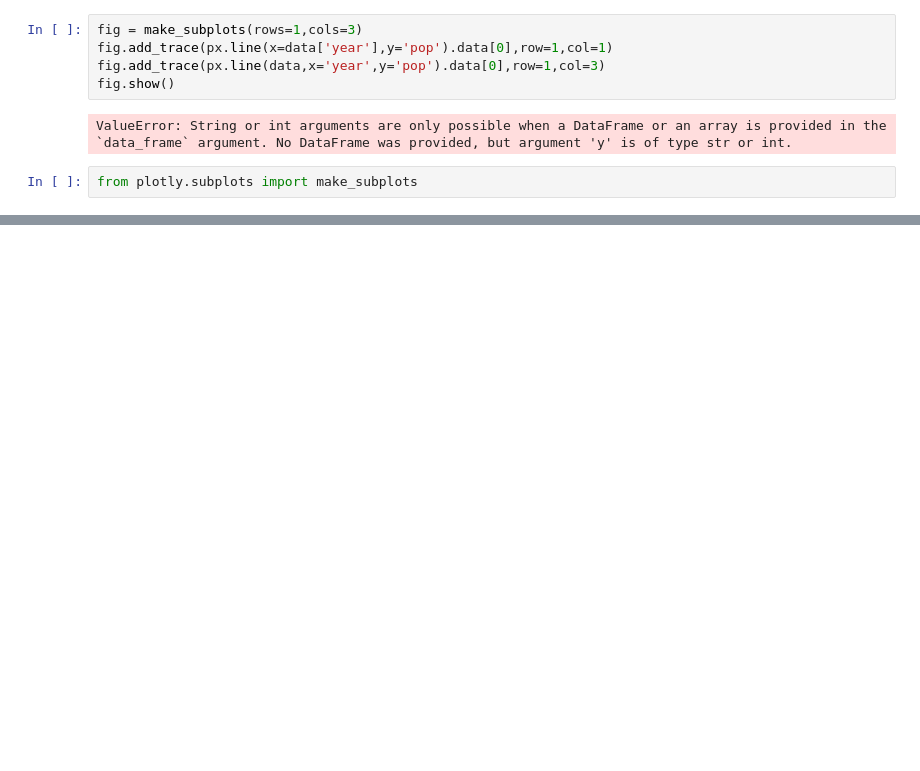
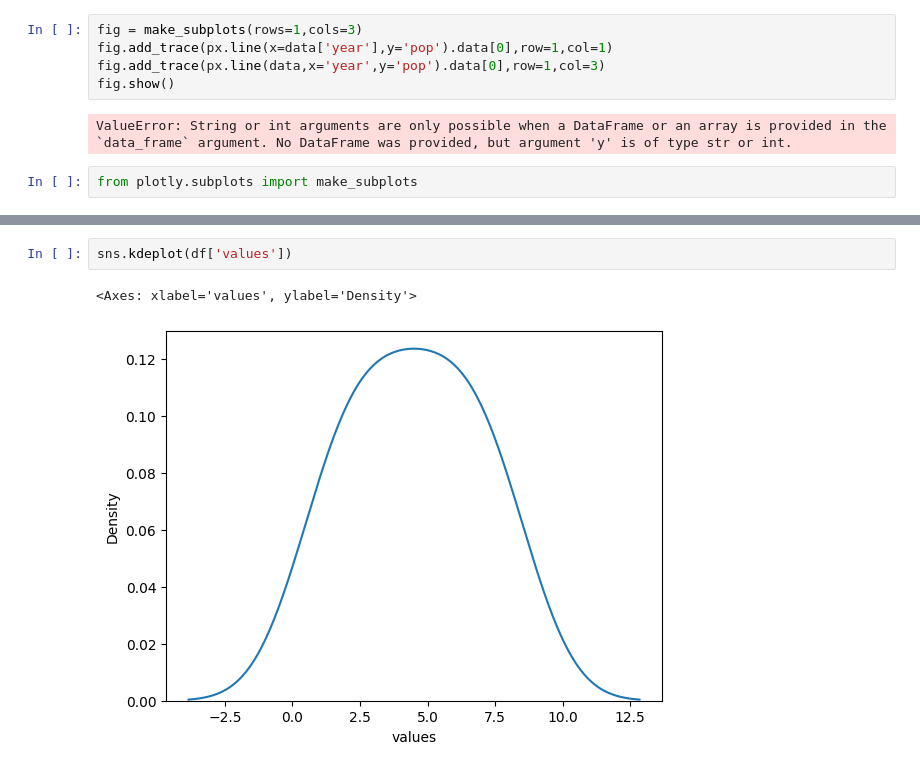
Before and after one commit to rajkumars27/Guvi-1, a Jupyter notebook: Practice.ipynb, the cells around one changed output, grey strips where cells are left out. Saved outputs shown, nothing was run; the diff lists cells and outputs as text; blank space fills up the shorter version.

```diff
--- a/Practice.ipynb
+++ b/Practice.ipynb
@@ -841,0 +846,5 @@ mv: cannot stat 'kaggle.json': No such file or directory
+# %%
+sns.kdeplot(df['values'])
+# %% [output]
+<Axes: xlabel='values', ylabel='Density'>
+[figure, added]
```
Also changed, not shown: parts of 14 cells of this notebook.
